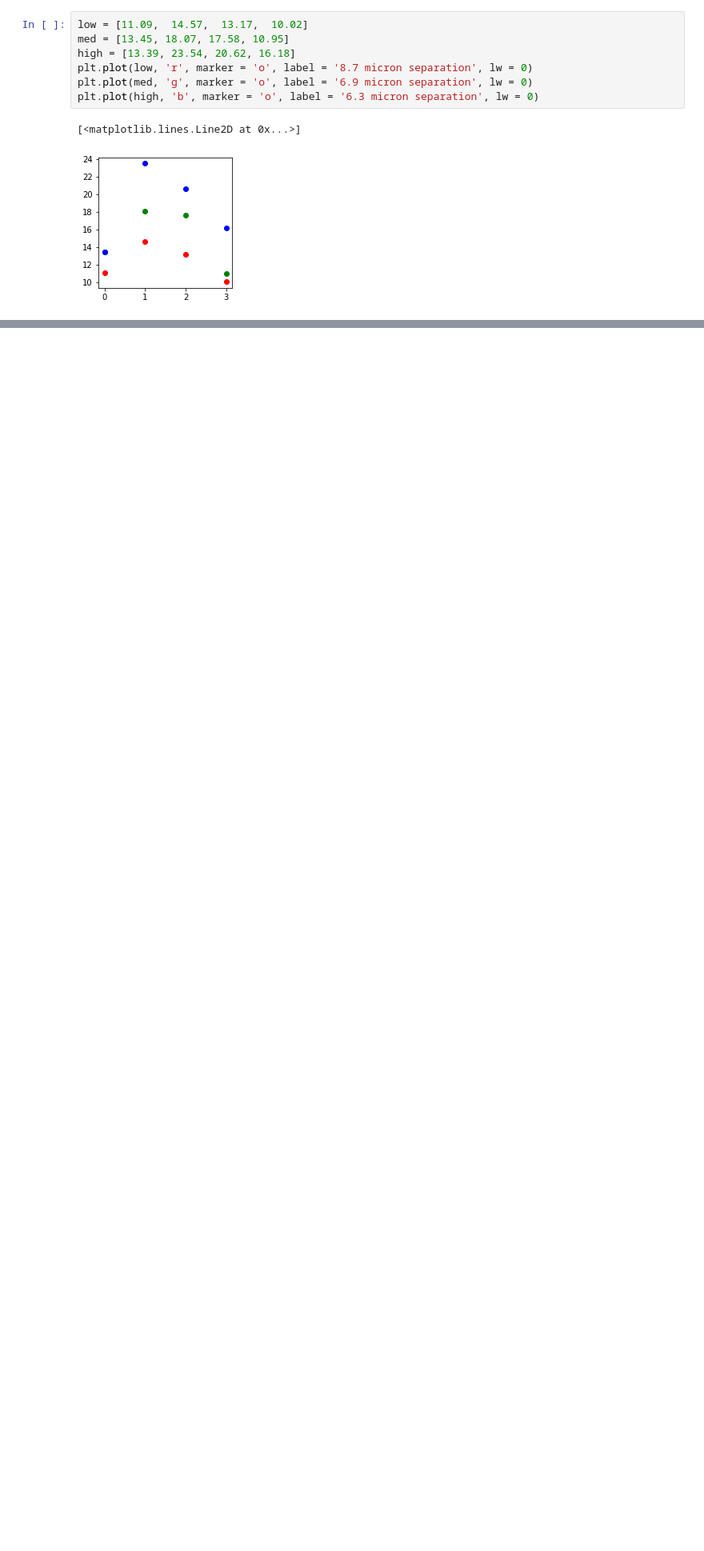
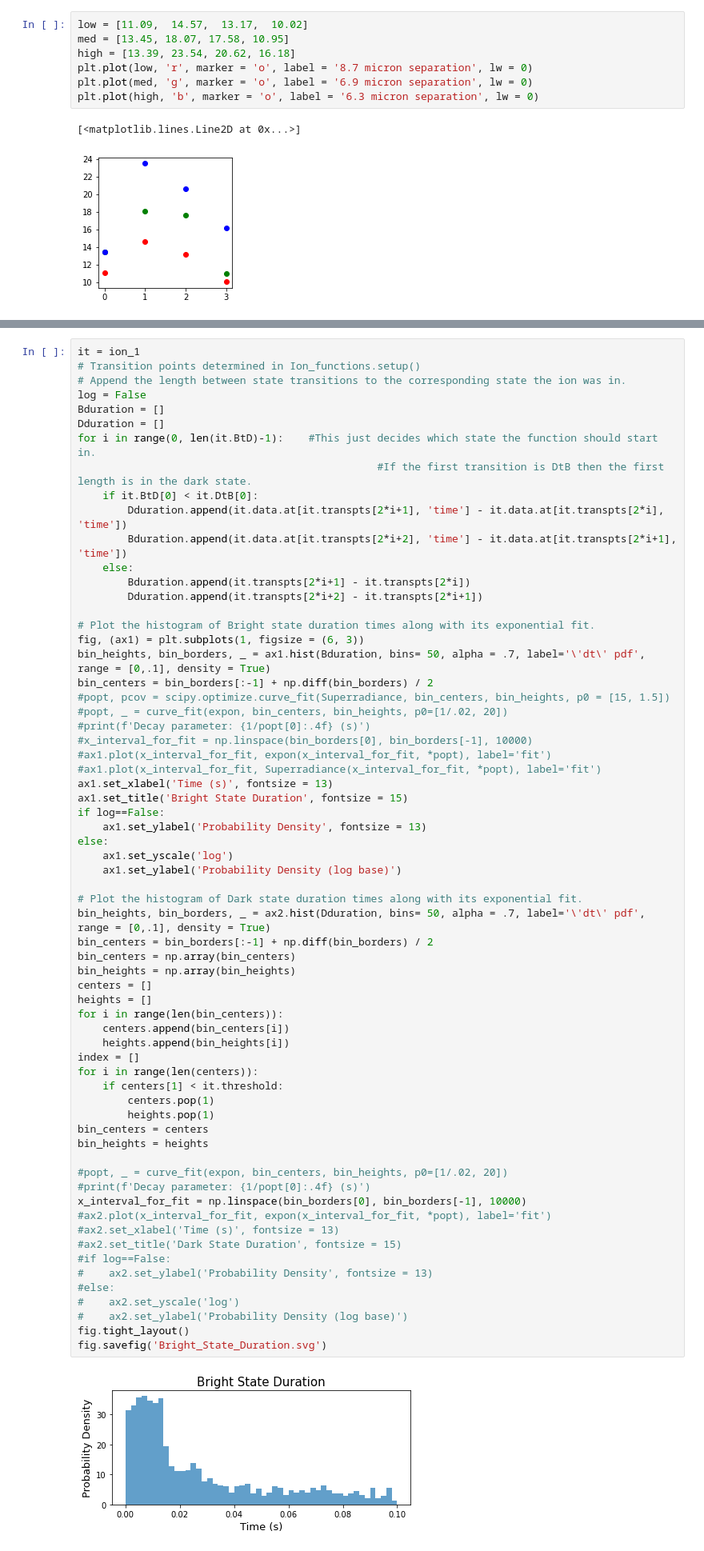
Before and after one commit to UW-ion-trap-group/Trapped_Ion_Tpx3Cam_Analysis, a Jupyter notebook: Tpx3Cam_Projects/Superradiance/Jumps_Data_Analysis.ipynb, the cells around one changed output, grey strips where cells are left out. Shown at 80% size. Cells and saved outputs as stored; diff of their text form; blank space fills up the shorter version.

```diff
--- a/Tpx3Cam_Projects/Superradiance/Jumps_Data_Analysis.ipynb
+++ b/Tpx3Cam_Projects/Superradiance/Jumps_Data_Analysis.ipynb
@@ -287,0 +364,67 @@ plt.plot(high, 'b', marker = 'o', label = '6.3 micron separation', lw = 0)
+# %%
+it = ion_1
+# Transition points determined in Ion_functions.setup()
+# Append the length between state transitions to the corresponding state the ion was in.
+log = False
+Bduration = []
+Dduration = []
+for i in range(0, len(it.BtD)-1):    #This just decides which state the function should start in.
+                                                #If the first transition is DtB then the first length is in the dark state.
+    if it.BtD[0] < it.DtB[0]:
+        Dduration.append(it.data.at[it.transpts[2*i+1], 'time'] - it.data.at[it.transpts[2*i], 'time'])
+        Bduration.append(it.data.at[it.transpts[2*i+2], 'time'] - it.data.at[it.transpts[2*i+1], 'time'])
+    else:
+        Bduration.append(it.transpts[2*i+1] - it.transpts[2*i])
+        Dduration.append(it.transpts[2*i+2] - it.transpts[2*i+1])
+
+# Plot the histogram of Bright state duration times along with its exponential fit.
+fig, (ax1) = plt.subplots(1, figsize = (6, 3))
+bin_heights, bin_borders, _ = ax1.hist(Bduration, bins= 50, alpha = .7, label='\'dt\' pdf', range = [0,.1], density = True)
+bin_centers = bin_borders[:-1] + np.diff(bin_borders) / 2
+#popt, pcov = scipy.optimize.curve_fit(Superradiance, bin_centers, bin_heights, p0 = [15, 1.5])
+#popt, _ = curve_fit(expon, bin_centers, bin_heights, p0=[1/.02, 20])
+#print(f'Decay parameter: {1/popt[0]:.4f} (s)')
+#x_interval_for_fit = np.linspace(bin_borders[0], bin_borders[-1], 10000)
+#ax1.plot(x_interval_for_fit, expon(x_interval_for_fit, *popt), label='fit')
+#ax1.plot(x_interval_for_fit, Superradiance(x_interval_for_fit, *popt), label='fit')
+ax1.set_xlabel('Time (s)', fontsize = 13)
+ax1.set_title('Bright State Duration', fontsize = 15)
+if log==False:
+    ax1.set_ylabel('Probability Density', fontsize = 13)
+else:
+    ax1.set_yscale('log')
+    ax1.set_ylabel('Probability Density (log base)')
+
+# Plot the histogram of Dark state duration times along with its exponential fit.
+bin_heights, bin_borders, _ = ax2.hist(Dduration, bins= 50, alpha = .7, label='\'dt\' pdf', range = [0,.1], density = True)
+bin_centers = bin_borders[:-1] + np.diff(bin_borders) / 2
+bin_centers = np.array(bin_centers)
+bin_heights = np.array(bin_heights)
+centers = []
+heights = []
+for i in range(len(bin_centers)):
+    centers.append(bin_centers[i])
+    heights.append(bin_heights[i])
+index = []
+for i in range(len(centers)):
+    if centers[1] < it.threshold:
+        centers.pop(1)
+        heights.pop(1)
+bin_centers = centers
+bin_heights = heights
+
+#popt, _ = curve_fit(expon, bin_centers, bin_heights, p0=[1/.02, 20])
+#print(f'Decay parameter: {1/popt[0]:.4f} (s)')
+x_interval_for_fit = np.linspace(bin_borders[0], bin_borders[-1], 10000)
+#ax2.plot(x_interval_for_fit, expon(x_interval_for_fit, *popt), label='fit')
+#ax2.set_xlabel('Time (s)', fontsize = 13)
+#ax2.set_title('Dark State Duration', fontsize = 15)
+#if log==False:
+#    ax2.set_ylabel('Probability Density', fontsize = 13)
+#else:
+#    ax2.set_yscale('log')
+#    ax2.set_ylabel('Probability Density (log base)')
+fig.tight_layout()
+fig.savefig('Bright_State_Duration.svg')
+# %% [output]
+[figure, added]
```
Also changed, not shown: parts of 17 cells of this notebook, 2 other files.
